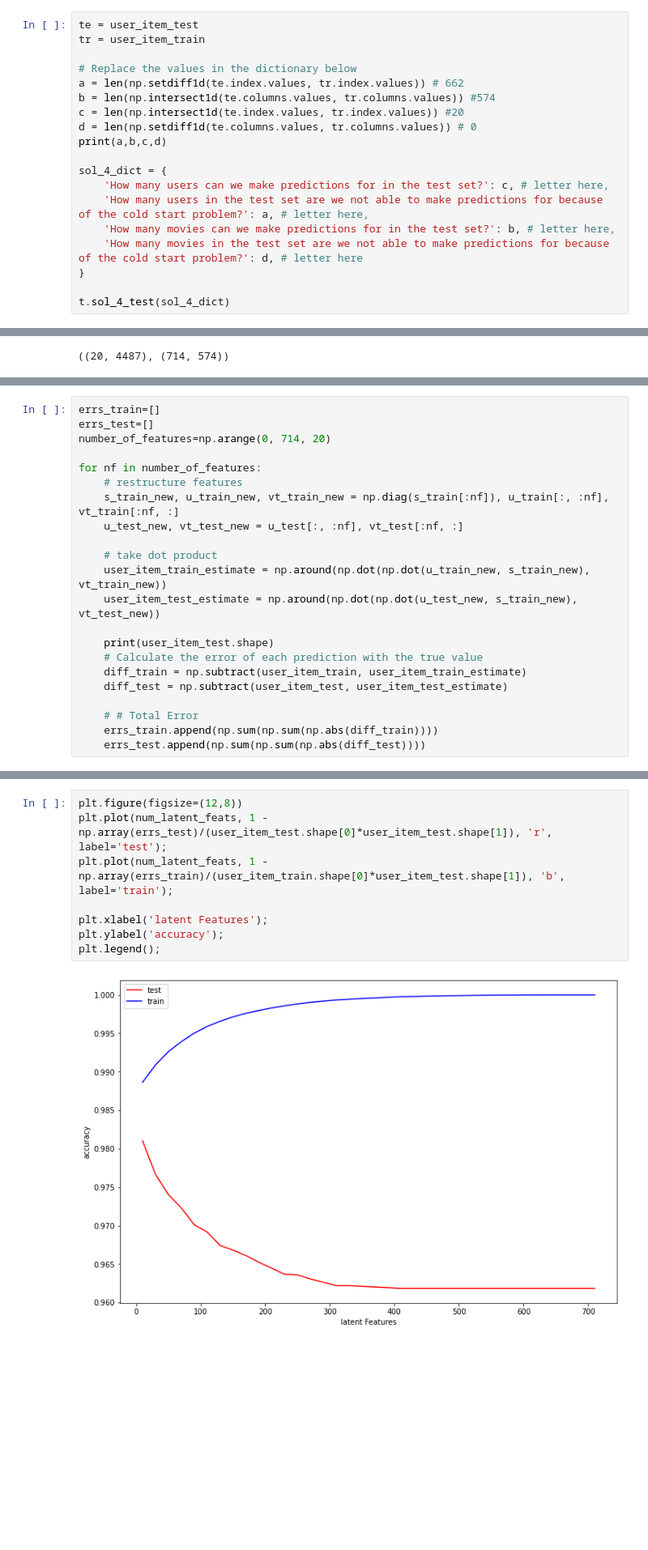
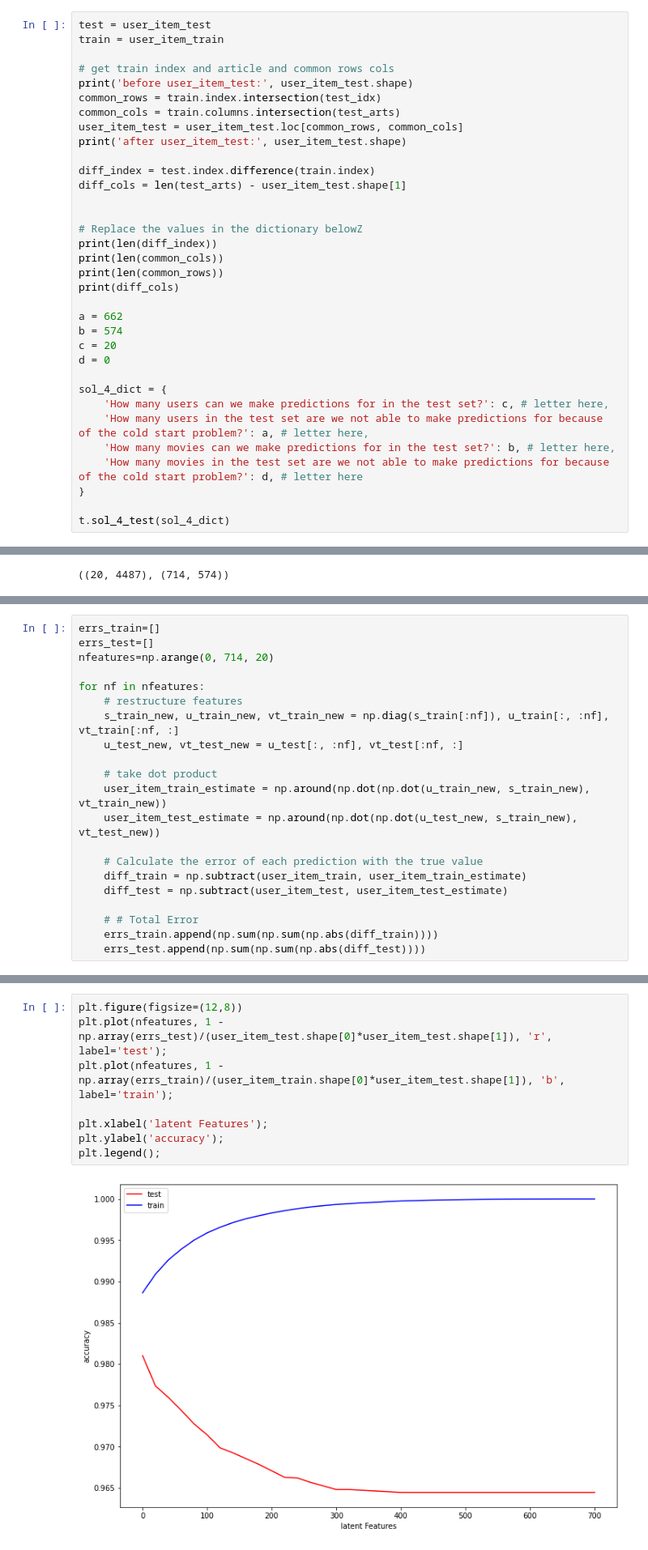
Before and after one commit to guandai/recommendation-with-ibm, a Jupyter notebook: Recommendations_with_IBM.ipynb, the cells around one changed output, grey strips where cells are left out. Shown at 81% size. Cells and saved outputs as stored; diff of their text form; blank space fills up the shorter version.

```diff
--- a/Recommendations_with_IBM.ipynb
+++ b/Recommendations_with_IBM.ipynb
@@ -807,13 +785,28 @@ after user_item_test: (20, 574)
 # %%
-te = user_item_test
-tr = user_item_train
+test = user_item_test
+train = user_item_train
 
-# Replace the values in the dictionary below
-a = len(np.setdiff1d(te.index.values, tr.index.values)) # 662
-b = len(np.intersect1d(te.columns.values, tr.columns.values)) #574
-c = len(np.intersect1d(te.index.values, tr.index.values)) #20
-d = len(np.setdiff1d(te.columns.values, tr.columns.values)) # 0
-print(a,b,c,d)
+# get train index and article and common rows cols
+print('before user_item_test:', user_item_test.shape)
+common_rows = train.index.intersection(test_idx)
+common_cols = train.columns.intersection(test_arts)
+user_item_test = user_item_test.loc[common_rows, common_cols]
+print('after user_item_test:', user_item_test.shape)
+
+diff_index = test.index.difference(train.index)
+diff_cols = len(test_arts) - user_item_test.shape[1]
+
+
+# Replace the values in the dictionary belowZ
+print(len(diff_index))
+print(len(common_cols))
+print(len(common_rows))
+print(diff_cols)
+
+a = 662
+b = 574
+c = 20
+d = 0
 
 sol_4_dict = {
     'How many users can we make predictions for in the test set?': c, # letter here,
@@ -856,9 +849,9 @@ user_item_test_could_pred.shape
 # %%
 errs_train=[]
 errs_test=[]
-number_of_features=np.arange(0, 714, 20)
+nfeatures=np.arange(0, 714, 20)
 
-for nf in number_of_features:
+for nf in nfeatures:
     # restructure features
     s_train_new, u_train_new, vt_train_new = np.diag(s_train[:nf]), u_train[:, :nf], vt_train[:nf, :]
     u_test_new, vt_test_new = u_test[:, :nf], vt_test[:nf, :]
@@ -867,7 +860,6 @@ for nf in number_of_features:
     user_item_train_estimate = np.around(np.dot(np.dot(u_train_new, s_train_new), vt_train_new))
     user_item_test_estimate = np.around(np.dot(np.dot(u_test_new, s_train_new), vt_test_new))
 
-    print(user_item_test.shape)
     # Calculate the error of each prediction with the true value
     diff_train = np.subtract(user_item_train, user_item_train_estimate)
     diff_test = np.subtract(user_item_test, user_item_test_estimate)
@@ -896,13 +870,13 @@ for nf in number_of_features:
 # %%
 plt.figure(figsize=(12,8))
-plt.plot(num_latent_feats, 1 - np.array(errs_test)/(user_item_test.shape[0]*user_item_test.shape[1]), 'r', label='test');
-plt.plot(num_latent_feats, 1 - np.array(errs_train)/(user_item_train.shape[0]*user_item_test.shape[1]), 'b', label='train');
+plt.plot(nfeatures, 1 - np.array(errs_test)/(user_item_test.shape[0]*user_item_test.shape[1]), 'r', label='test');
+plt.plot(nfeatures, 1 - np.array(errs_train)/(user_item_train.shape[0]*user_item_test.shape[1]), 'b', label='train');
 
 plt.xlabel('latent Features');
 plt.ylabel('accuracy');
 plt.legend();
 # %% [output]
-[figure, old version]
+[figure, new version]
 # %% [markdown]
 `6.` Use the cell below to comment on the results you found in the previous question. Given the circumstances of your results, discuss what you might do to determine if the recommendations you make with any of the above recommendation systems are an improvement to how users currently find articles?
 # %% [markdown]
```
Also changed, not shown: parts of 11 cells of this notebook.
